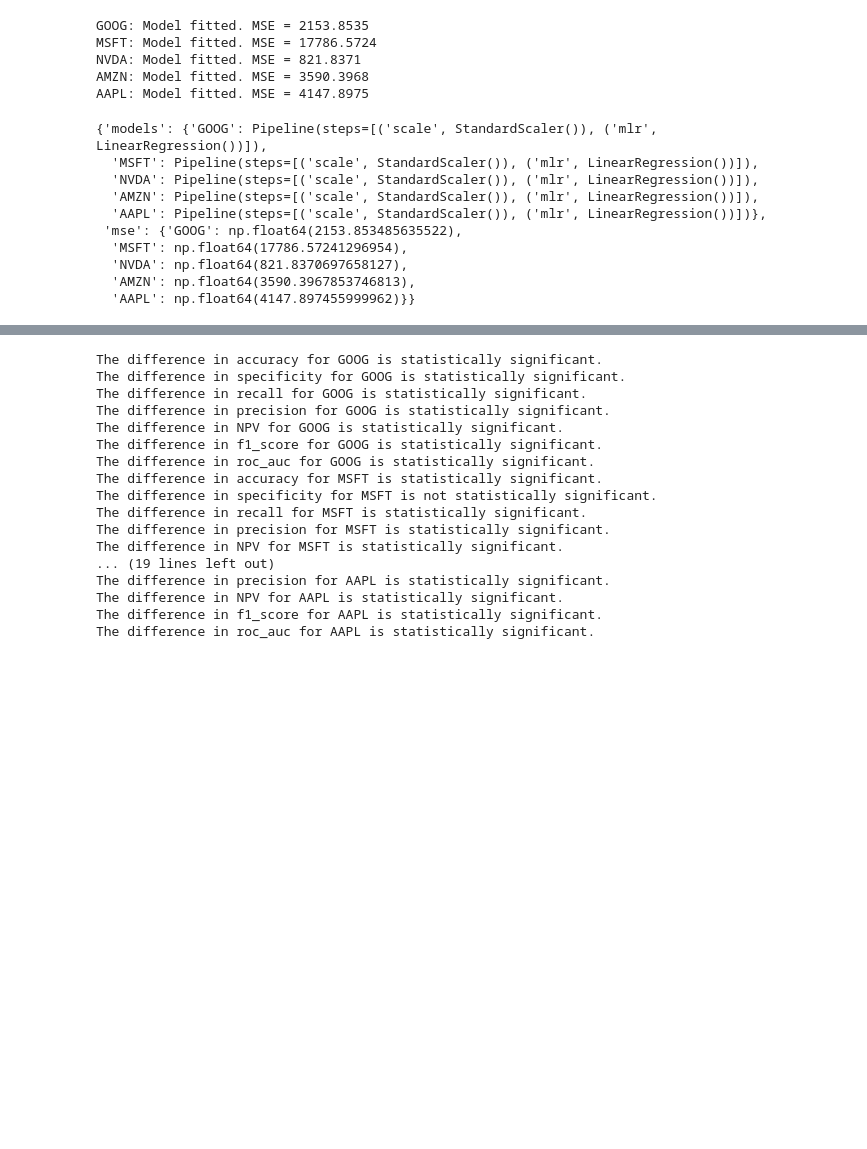
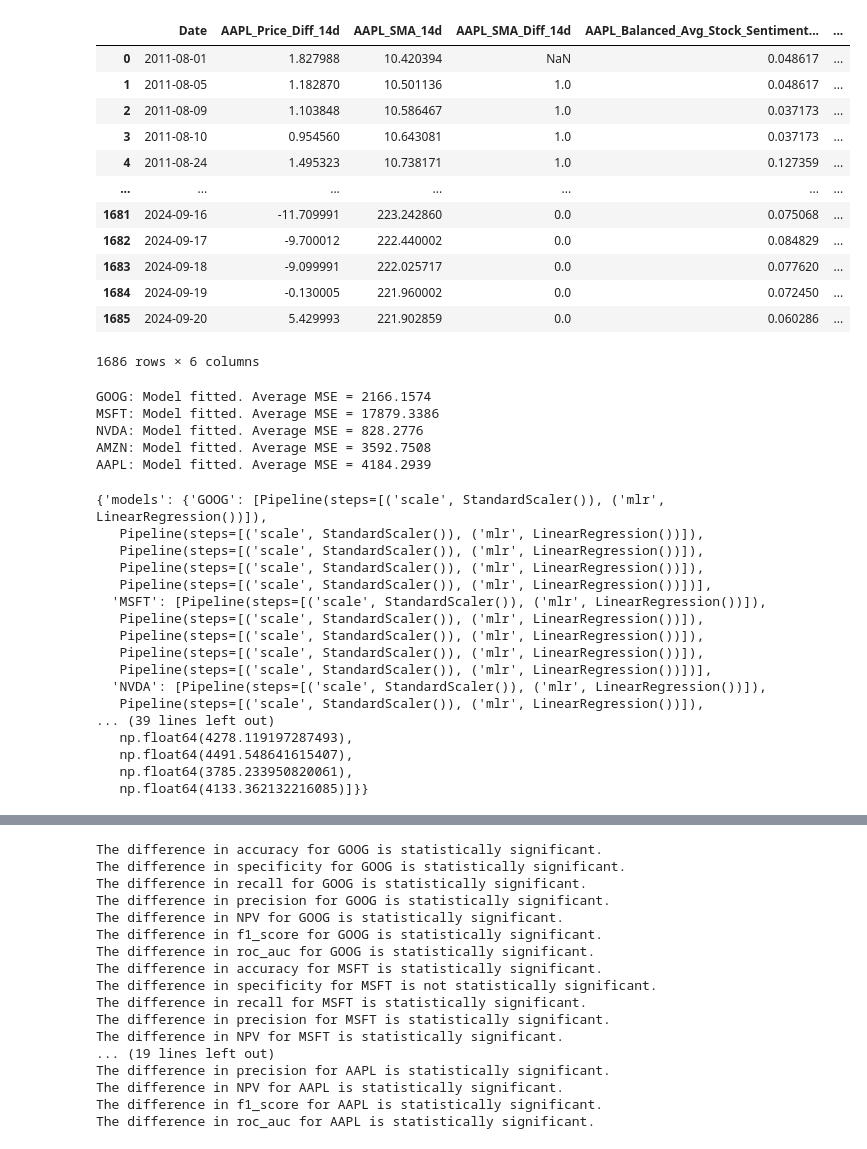
Before and after one commit to rishabhtyagi989/SIGNS_2024, a Jupyter notebook: Model_building.ipynb, the cells around one changed output, grey strips where cells are left out. Cells and saved outputs as stored; diff of their text form; code cells hidden in the pictures; blank space fills up the shorter version.

```diff
--- a/Model_building.ipynb
+++ b/Model_building.ipynb
@@ -190,4 +192,20 @@ stock_symbols = ['GOOG', 'MSFT', 'NVDA','AMZN','AAPL']
 interval_days = 14
 decay_factor = 0.95
 results = compute_stock_sentiment_changes(stock_symbols, interval_days, decay_factor, start_date='2011-05-16', end_date='2024-09-21', include_news_sentiment = True)
+# %%
+results['AAPL']
+# %% [output]
+|  | Date | AAPL_Price_Diff_14d | AAPL_SMA_14d | AAPL_SMA_Diff_14d | AAPL_Balanced_Avg_Stock_Sentiment... | ... |
+| 0 | 2011-08-01 | 1.827988 | 10.420394 | NaN | 0.048617 | ... |
+| 1 | 2011-08-05 | 1.182870 | 10.501136 | 1.0 | 0.048617 | ... |
+| 2 | 2011-08-09 | 1.103848 | 10.586467 | 1.0 | 0.037173 | ... |
+| 3 | 2011-08-10 | 0.954560 | 10.643081 | 1.0 | 0.037173 | ... |
+| 4 | 2011-08-24 | 1.495323 | 10.738171 | 1.0 | 0.127359 | ... |
+| ... | ... | ... | ... | ... | ... | ... |
+| 1681 | 2024-09-16 | -11.709991 | 223.242860 | 0.0 | 0.075068 | ... |
+| 1682 | 2024-09-17 | -9.700012 | 222.440002 | 0.0 | 0.084829 | ... |
+| 1683 | 2024-09-18 | -9.099991 | 222.025717 | 0.0 | 0.077620 | ... |
+| 1684 | 2024-09-19 | -0.130005 | 221.960002 | 0.0 | 0.072450 | ... |
+| 1685 | 2024-09-20 | 5.429993 | 221.902859 | 0.0 | 0.060286 | ... |
+1686 rows × 6 columns
 # %%
@@ -251,21 +292,28 @@ def fit_sentiments_vs_metric_as_mlr(stock_symbols, results, interval_days, metri
 # %%
-fit_sentiments_vs_metric_as_mlr(stock_symbols, results, interval_days, 'sma')
+fit_sentiments_vs_metric_as_mlr_kfold(stock_symbols, results, interval_days, 'sma')
 # %% [output]
-GOOG: Model fitted. MSE = 2153.8535
-MSFT: Model fitted. MSE = 17786.5724
-NVDA: Model fitted. MSE = 821.8371
-AMZN: Model fitted. MSE = 3590.3968
-AAPL: Model fitted. MSE = 4147.8975
+GOOG: Model fitted. Average MSE = 2166.1574
+MSFT: Model fitted. Average MSE = 17879.3386
+NVDA: Model fitted. Average MSE = 828.2776
+AMZN: Model fitted. Average MSE = 3592.7508
+AAPL: Model fitted. Average MSE = 4184.2939
-{'models': {'GOOG': Pipeline(steps=[('scale', StandardScaler()), ('mlr', LinearRegression())]),
-  'MSFT': Pipeline(steps=[('scale', StandardScaler()), ('mlr', LinearRegression())]),
-  'NVDA': Pipeline(steps=[('scale', StandardScaler()), ('mlr', LinearRegression())]),
-  'AMZN': Pipeline(steps=[('scale', StandardScaler()), ('mlr', LinearRegression())]),
-  'AAPL': Pipeline(steps=[('scale', StandardScaler()), ('mlr', LinearRegression())])},
- 'mse': {'GOOG': np.float64(2153.853485635522),
-  'MSFT': np.float64(17786.57241296954),
-  'NVDA': np.float64(821.8370697658127),
-  'AMZN': np.float64(3590.3967853746813),
-  'AAPL': np.float64(4147.897455999962)}}
+{'models': {'GOOG': [Pipeline(steps=[('scale', StandardScaler()), ('mlr', LinearRegression())]),
+   Pipeline(steps=[('scale', StandardScaler()), ('mlr', LinearRegression())]),
+   Pipeline(steps=[('scale', StandardScaler()), ('mlr', LinearRegression())]),
+   Pipeline(steps=[('scale', StandardScaler()), ('mlr', LinearRegression())]),
+   Pipeline(steps=[('scale', StandardScaler()), ('mlr', LinearRegression())])],
+  'MSFT': [Pipeline(steps=[('scale', StandardScaler()), ('mlr', LinearRegression())]),
+   Pipeline(steps=[('scale', StandardScaler()), ('mlr', LinearRegression())]),
+   Pipeline(steps=[('scale', StandardScaler()), ('mlr', LinearRegression())]),
+   Pipeline(steps=[('scale', StandardScaler()), ('mlr', LinearRegression())]),
+   Pipeline(steps=[('scale', StandardScaler()), ('mlr', LinearRegression())])],
+  'NVDA': [Pipeline(steps=[('scale', StandardScaler()), ('mlr', LinearRegression())]),
+   Pipeline(steps=[('scale', StandardScaler()), ('mlr', LinearRegression())]),
+... (39 lines left out)
+   np.float64(4278.119197287493),
+   np.float64(4491.548641615407),
+   np.float64(3785.233950820061),
+   np.float64(4133.362132216085)]}}
 # %%
 def run_multilinear_regression(results, stock_symbol, interval_days, metric):
     """
```
Also changed, not shown: parts of 7 cells of this notebook.
